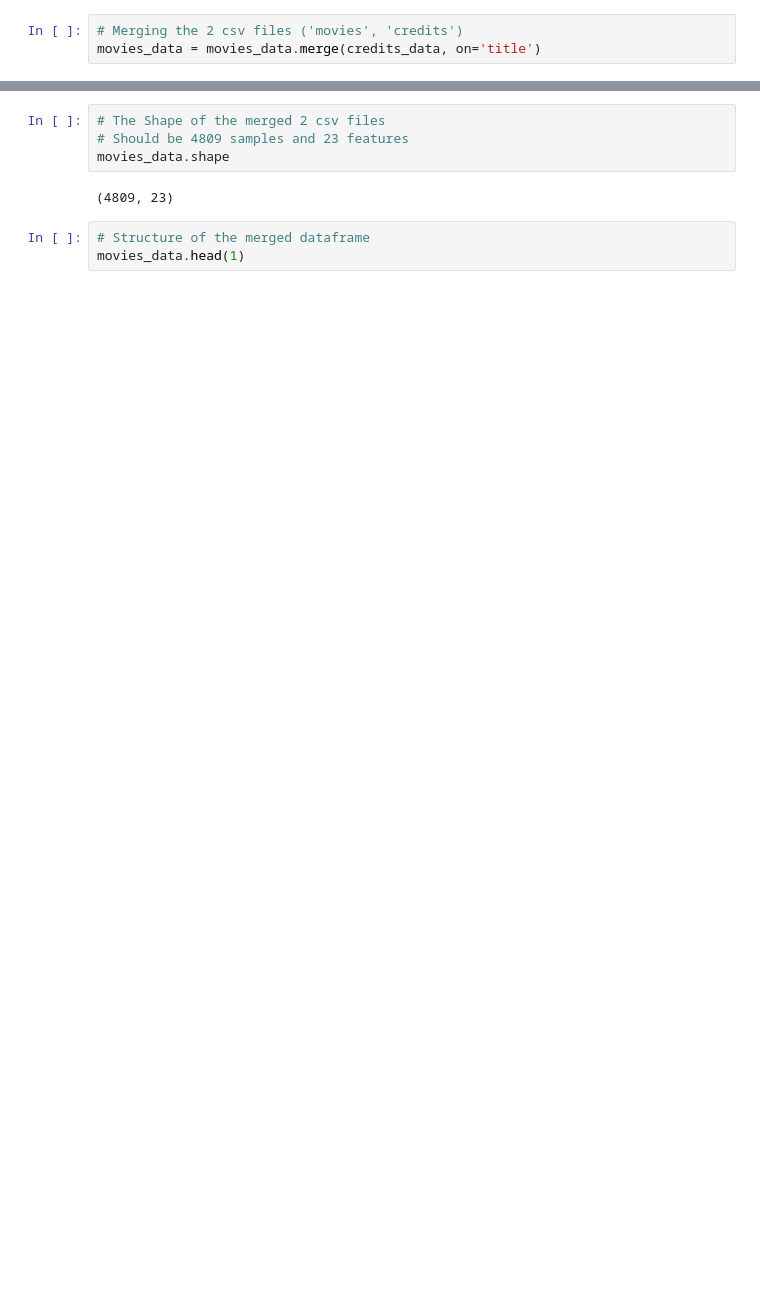
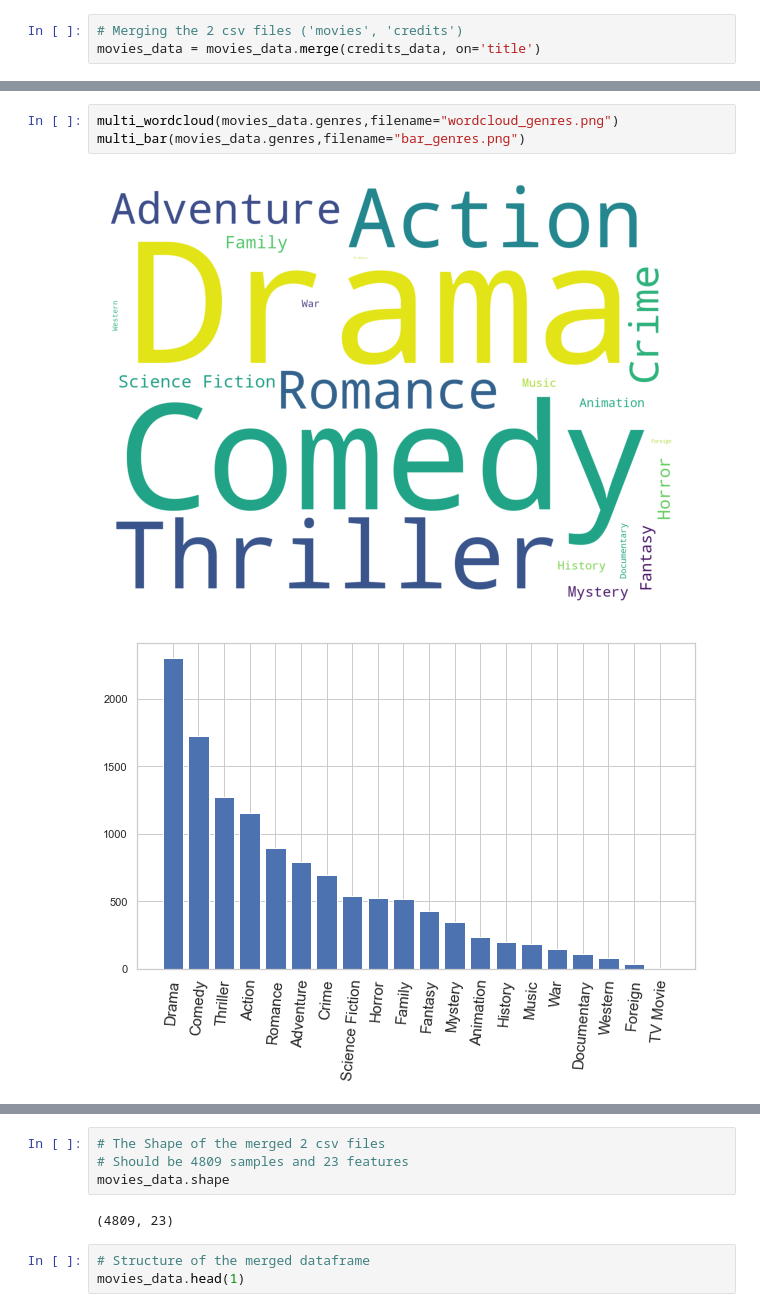
Before and after one commit to KAN-Team/Movies-AI-Recommender-System, a Jupyter notebook: Movies-AI-Content-Based-Recommender.ipynb, the cells around one changed output, grey strips where cells are left out. Cells and saved outputs as stored; diff of their text form; blank space fills up the shorter version.

```diff
--- a/Movies-AI-Content-Based-Recommender.ipynb
+++ b/Movies-AI-Content-Based-Recommender.ipynb
@@ -27,0 +149,6 @@ movies_data = movies_data.merge(credits_data, on='title')
+# %%
+multi_wordcloud(movies_data.genres,filename="wordcloud_genres.png")
+multi_bar(movies_data.genres,filename="bar_genres.png")
+# %% [output]
+[figure, added]
+[figure, added]
```
Also changed, not shown: parts of 25 cells of this notebook.
